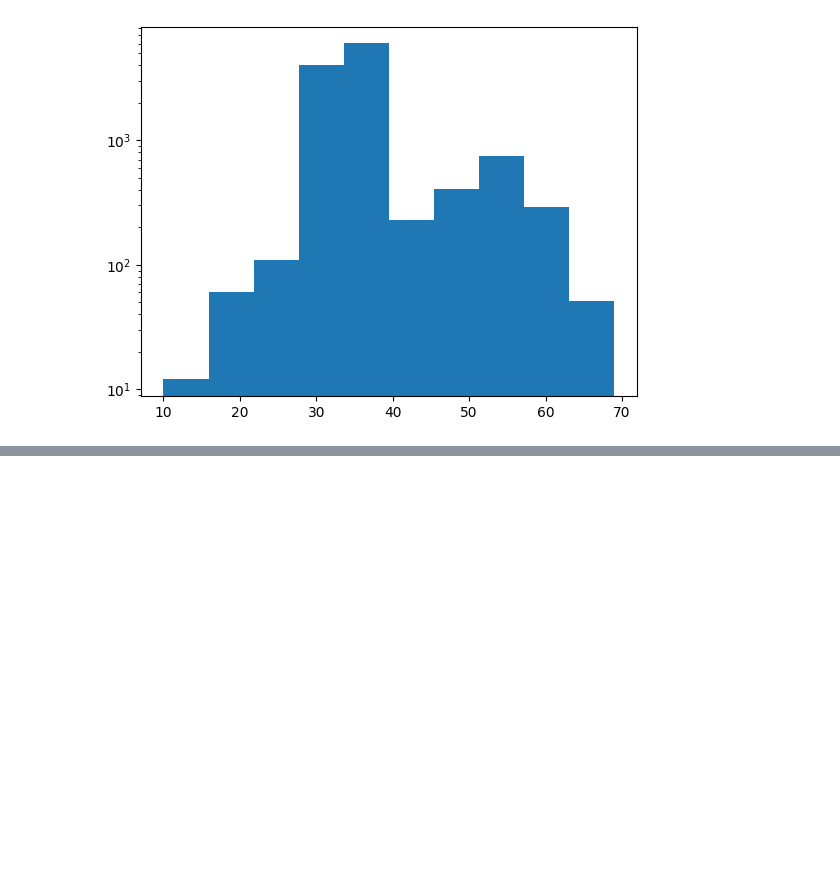
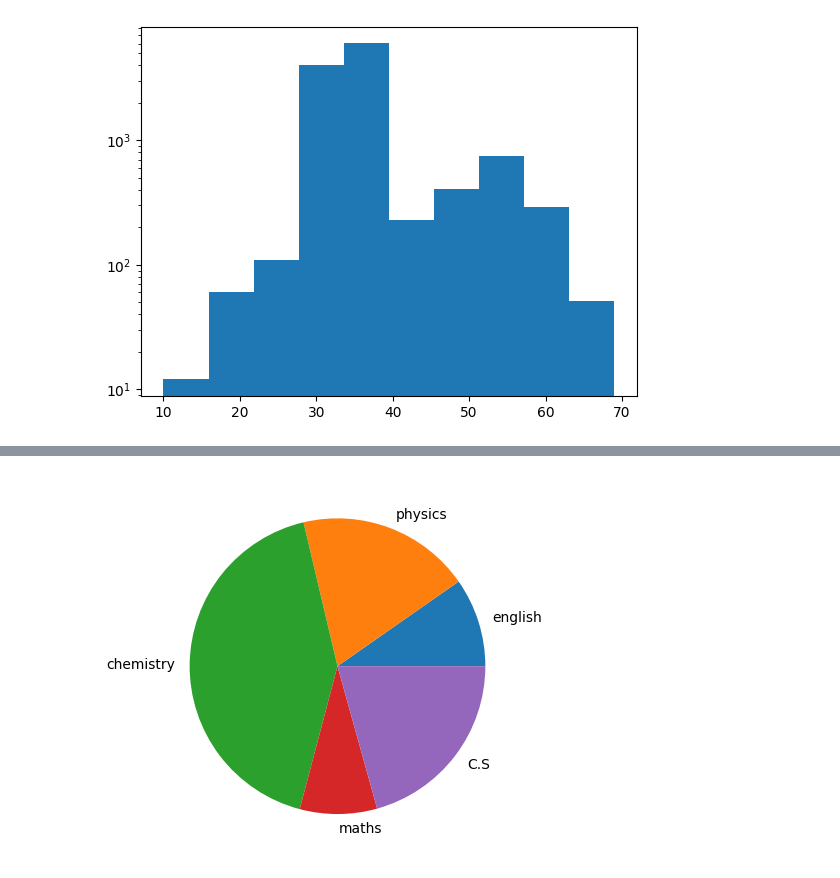
Before and after one commit to Vivek-Joshi17/Data_Visualization, a Jupyter notebook: Data_Visualize.ipynb, the cells around one changed output, grey strips where cells are left out. Saved outputs shown, nothing was run; the diff lists cells and outputs as text; code cells hidden in the pictures; blank space fills up the shorter version.

Commit message:
pie_chart_basics

```diff
--- a/Data_Visualize.ipynb
+++ b/Data_Visualize.ipynb
@@ -385,0 +392,8 @@ plt.show()
+# %%
+data = [23,45,100,20,49]
+marks = ['english','physics','chemistry','maths','C.S']
+plt.pie(data,labels=marks)
+
+plt.show()
+# %% [output]
+[figure, added]
```
Also changed, not shown: parts of 4 cells of this notebook.
